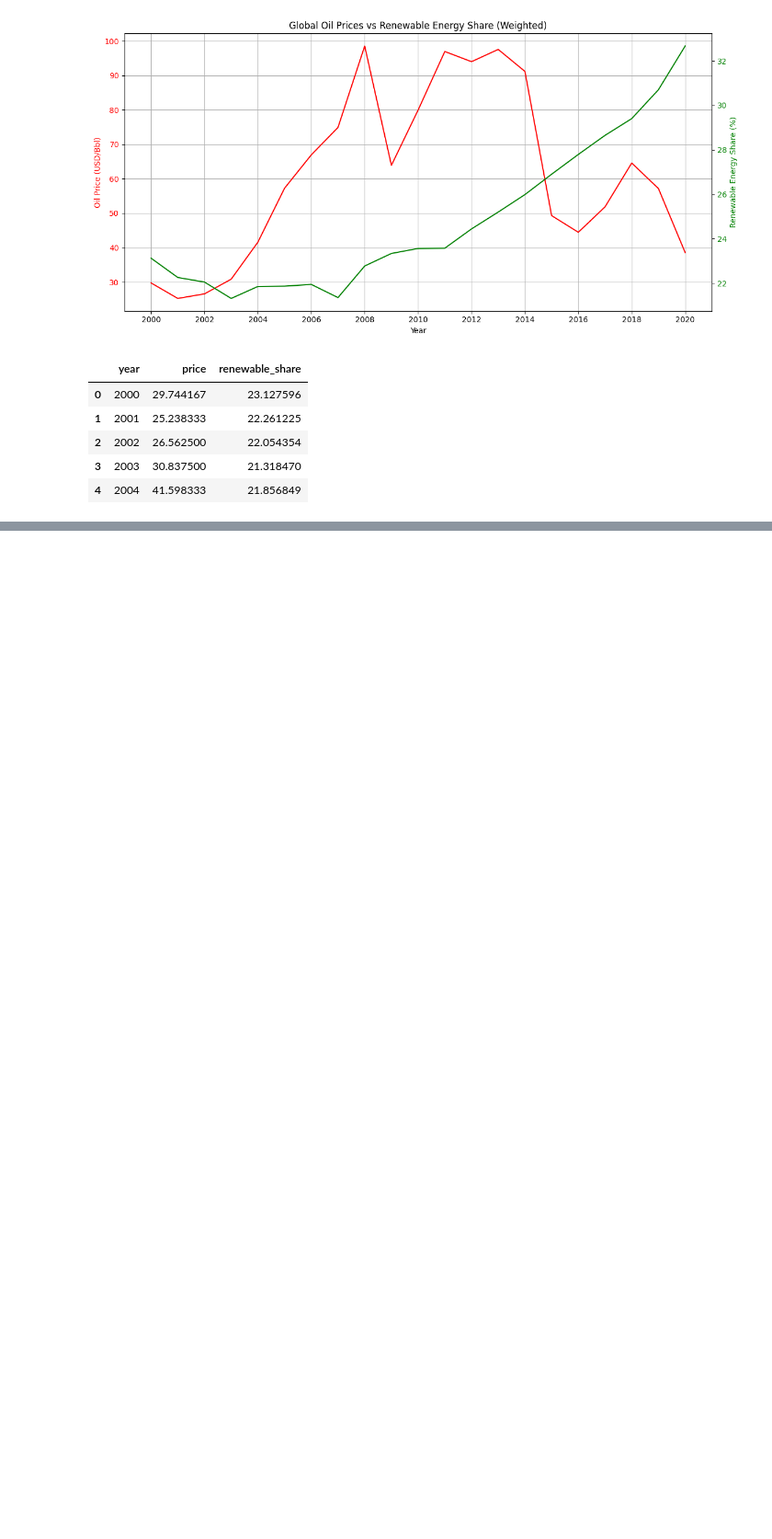
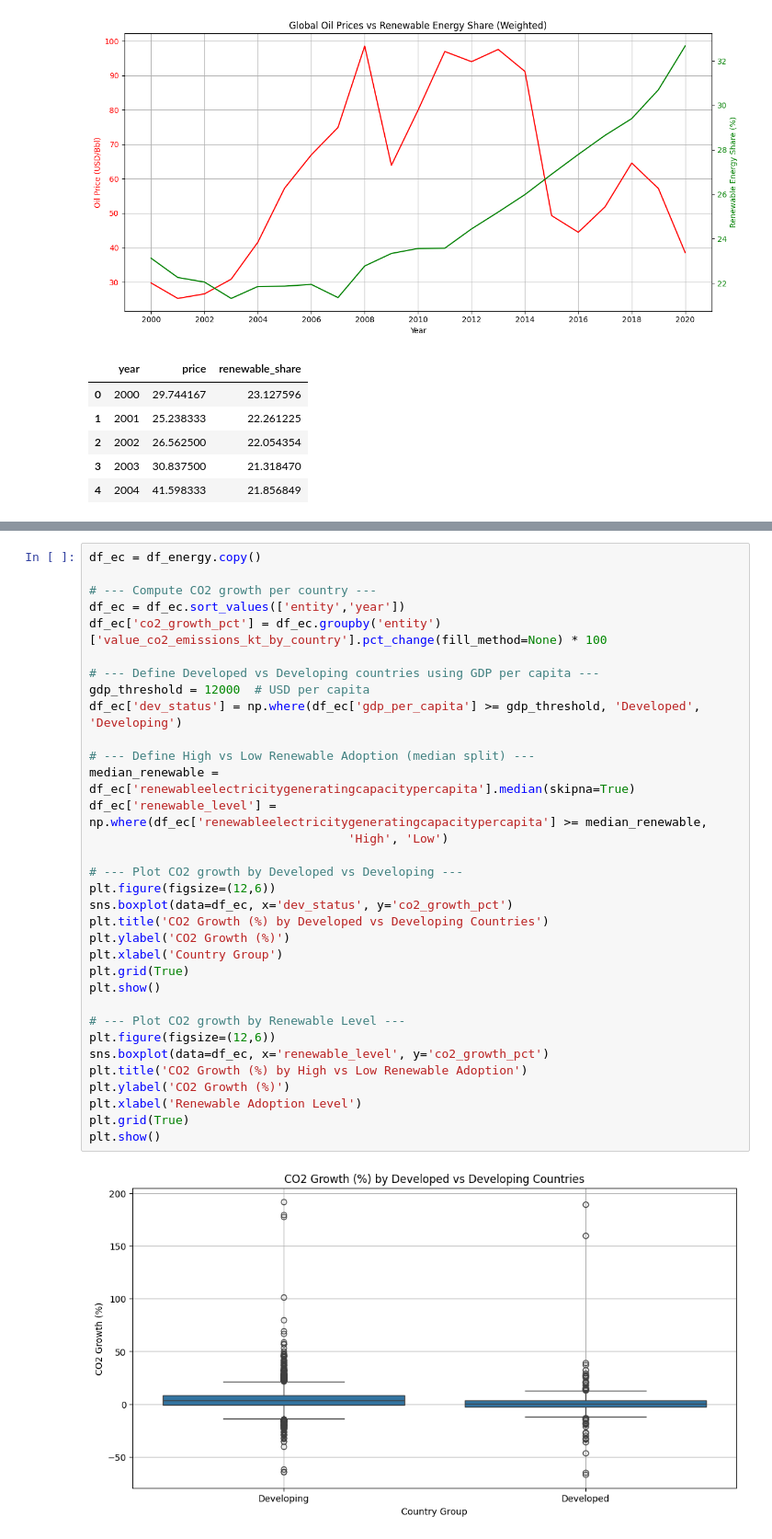
Before and after one commit to MaksimusRex/Data-Analysis-on-Emissions-Energy-and-EVs, a Jupyter notebook: DataAnalysisEmissions.ipynb, the cells around one changed output, grey strips where cells are left out. Shown at 92% size. Cells and saved outputs as stored; diff of their text form; blank space fills up the shorter version.

Commit message:
Added cross-country analysis

```diff
--- a/DataAnalysisEmissions.ipynb
+++ b/DataAnalysisEmissions.ipynb
@@ -1130,0 +1178,35 @@ merged.head()
+# %%
+df_ec = df_energy.copy()
+
+# --- Compute CO2 growth per country ---
+df_ec = df_ec.sort_values(['entity','year'])
+df_ec['co2_growth_pct'] = df_ec.groupby('entity')['value_co2_emissions_kt_by_country'].pct_change(fill_method=None) * 100
+
+# --- Define Developed vs Developing countries using GDP per capita ---
+gdp_threshold = 12000  # USD per capita
+df_ec['dev_status'] = np.where(df_ec['gdp_per_capita'] >= gdp_threshold, 'Developed', 'Developing')
+
+# --- Define High vs Low Renewable Adoption (median split) ---
+median_renewable = df_ec['renewableelectricitygeneratingcapacitypercapita'].median(skipna=True)
+df_ec['renewable_level'] = np.where(df_ec['renewableelectricitygeneratingcapacitypercapita'] >= median_renewable,
+                                    'High', 'Low')
+
+# --- Plot CO2 growth by Developed vs Developing ---
+plt.figure(figsize=(12,6))
+sns.boxplot(data=df_ec, x='dev_status', y='co2_growth_pct')
+plt.title('CO2 Growth (%) by Developed vs Developing Countries')
+plt.ylabel('CO2 Growth (%)')
+plt.xlabel('Country Group')
+plt.grid(True)
+plt.show()
+
+# --- Plot CO2 growth by Renewable Level ---
+plt.figure(figsize=(12,6))
+sns.boxplot(data=df_ec, x='renewable_level', y='co2_growth_pct')
+plt.title('CO2 Growth (%) by High vs Low Renewable Adoption')
+plt.ylabel('CO2 Growth (%)')
+plt.xlabel('Renewable Adoption Level')
+plt.grid(True)
+plt.show()
+# %% [output]
+[figure, added]
```
Also changed, not shown: parts of 5 cells of this notebook.
